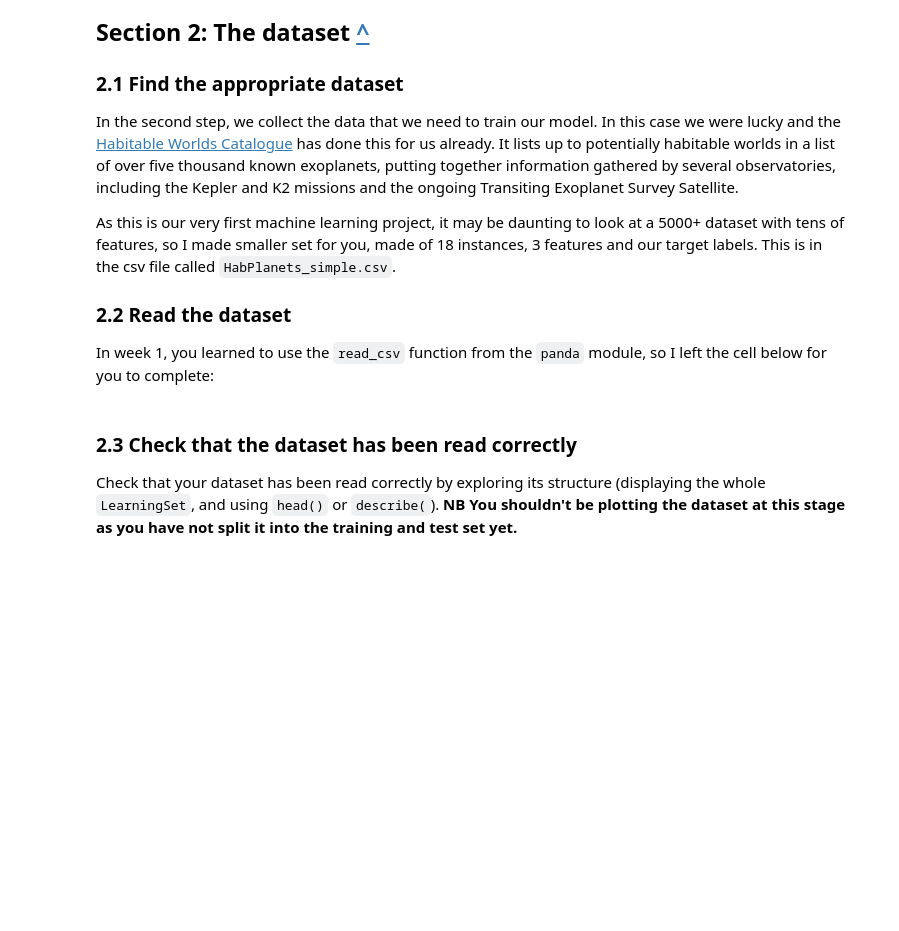
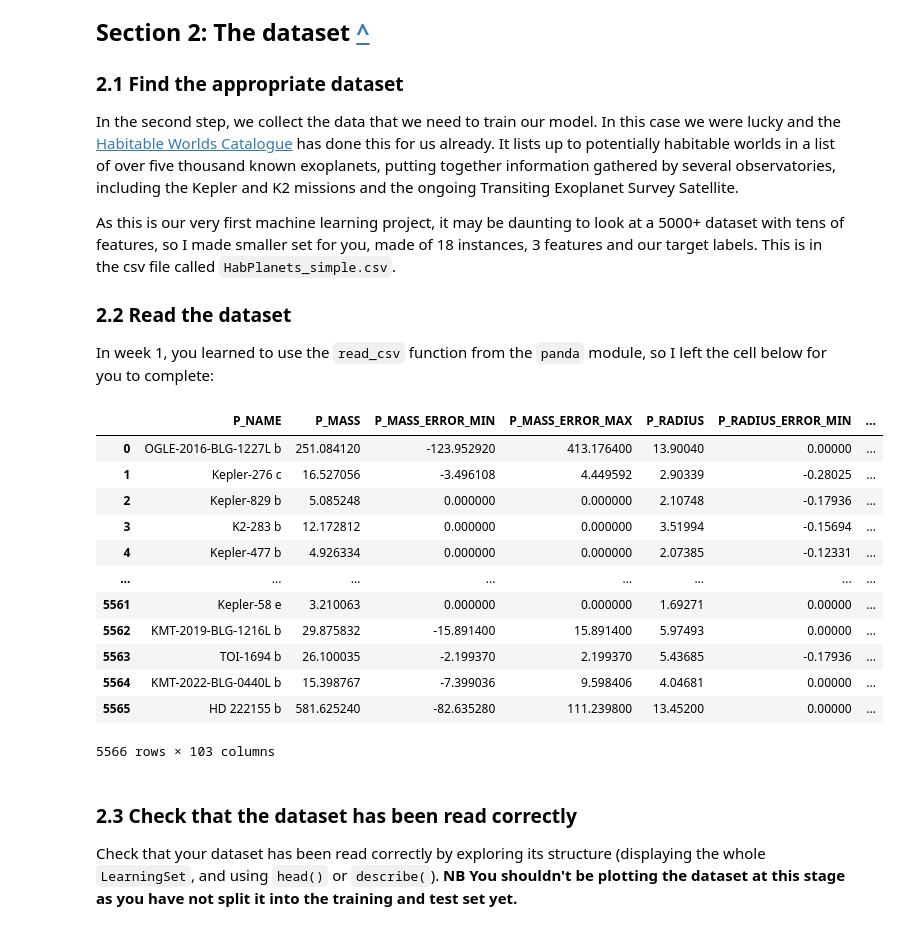
Before and after one commit to nakulpandit/QM_ML_DL_Lab, a Jupyter notebook: week 3/Week_3_2025_first_ML_project_Shared.ipynb, the cells around one changed output. Saved outputs shown, nothing was run; the diff lists cells and outputs as text; code cells hidden in the pictures; blank space fills up the shorter version.

```diff
--- a/week 3/Week_3_2025_first_ML_project_Shared.ipynb
+++ b/week 3/Week_3_2025_first_ML_project_Shared.ipynb
@@ -82,3 +61,19 @@ LearningSet=...
+# %%
+LearningSet = pd.read_csv('hwc.csv')
+# %% [output]
+|  | P_NAME | P_MASS | P_MASS_ERROR_MIN | P_MASS_ERROR_MAX | P_RADIUS | P_RADIUS_ERROR_MIN | ... |
+| 0 | OGLE-2016-BLG-1227L b | 251.084120 | -123.952920 | 413.176400 | 13.90040 | 0.00000 | ... |
+| 1 | Kepler-276 c | 16.527056 | -3.496108 | 4.449592 | 2.90339 | -0.28025 | ... |
+| 2 | Kepler-829 b | 5.085248 | 0.000000 | 0.000000 | 2.10748 | -0.17936 | ... |
+| 3 | K2-283 b | 12.172812 | 0.000000 | 0.000000 | 3.51994 | -0.15694 | ... |
+| 4 | Kepler-477 b | 4.926334 | 0.000000 | 0.000000 | 2.07385 | -0.12331 | ... |
+| ... | ... | ... | ... | ... | ... | ... | ... |
+| 5561 | Kepler-58 e | 3.210063 | 0.000000 | 0.000000 | 1.69271 | 0.00000 | ... |
+| 5562 | KMT-2019-BLG-1216L b | 29.875832 | -15.891400 | 15.891400 | 5.97493 | 0.00000 | ... |
+| 5563 | TOI-1694 b | 26.100035 | -2.199370 | 2.199370 | 5.43685 | -0.17936 | ... |
+| 5564 | KMT-2022-BLG-0440L b | 15.398767 | -7.399036 | 9.598406 | 4.04681 | 0.00000 | ... |
+| 5565 | HD 222155 b | 581.625240 | -82.635280 | 111.239800 | 13.45200 | 0.00000 | ... |
+5566 rows × 103 columns
 # %% [markdown]
 ### 2.3 Check that the dataset has been read correctly
 
```
Also changed, not shown: parts of 9 cells of this notebook.
